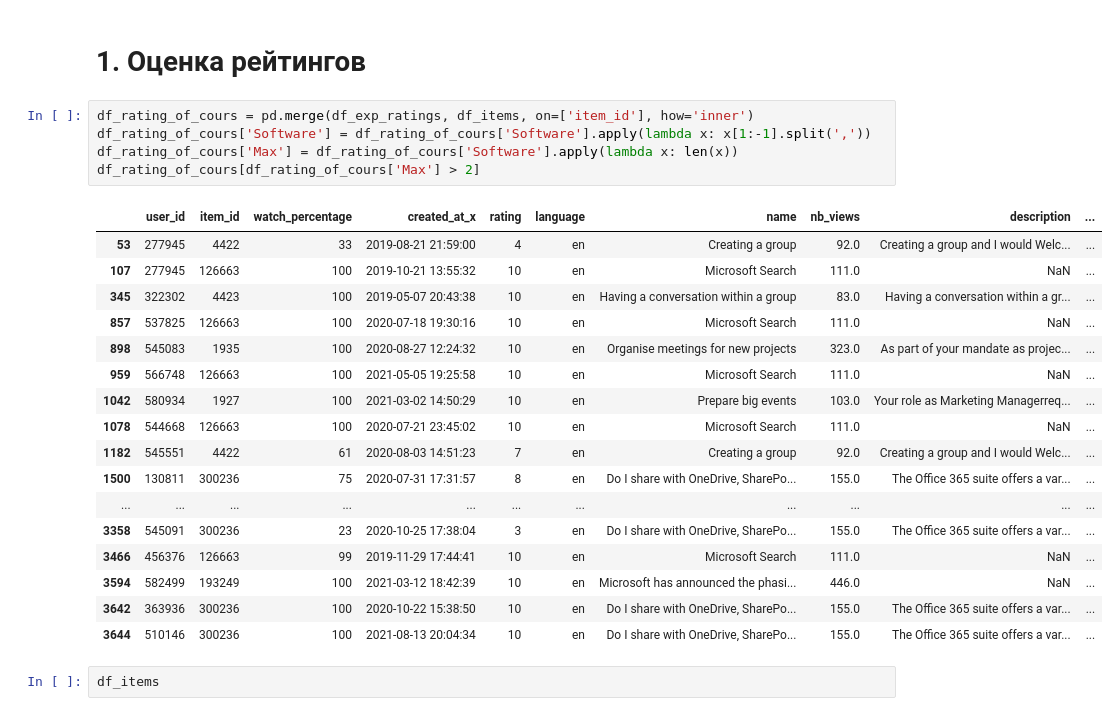
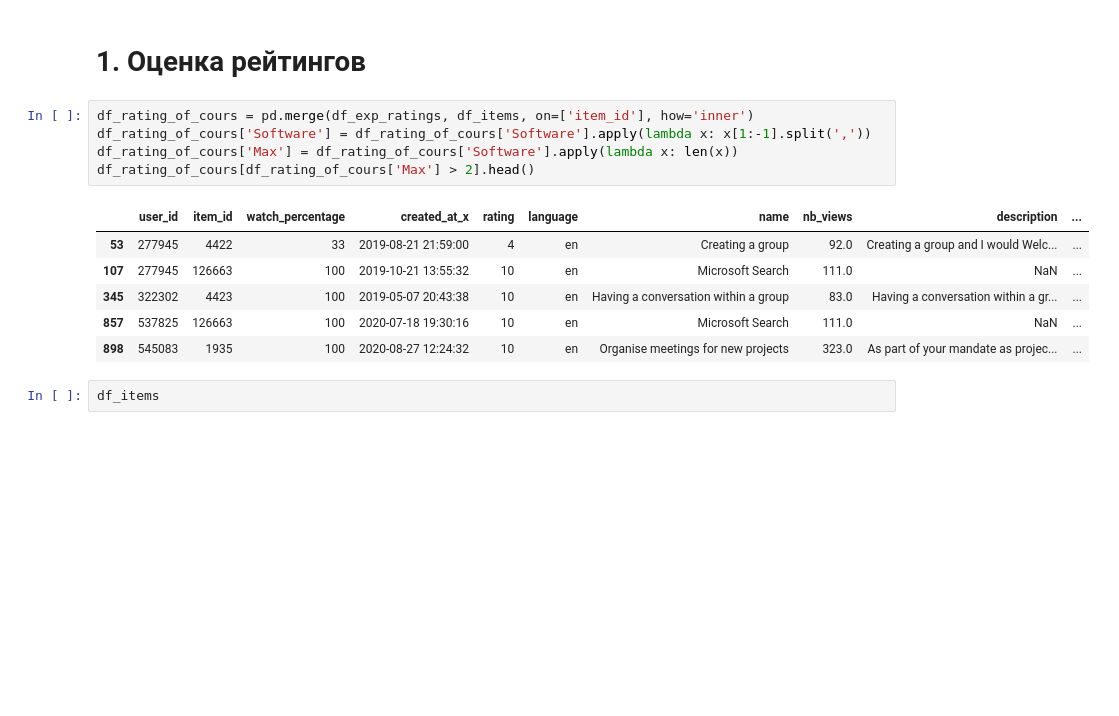
Before and after one commit to AbsltRaDu/project_recommendation_system, a Jupyter notebook: EDA.ipynb, the cells around one changed output. Drawn from its saved outputs; the diff is of its cells as text; blank space fills up the shorter version.

```diff
--- a/EDA.ipynb
+++ b/EDA.ipynb
@@ -108,26 +144,15 @@ np.float64(0.2544987146529563)
 # %%
 df_rating_of_cours = pd.merge(df_exp_ratings, df_items, on=['item_id'], how='inner')
 df_rating_of_cours['Software'] = df_rating_of_cours['Software'].apply(lambda x: x[1:-1].split(','))
 df_rating_of_cours['Max'] = df_rating_of_cours['Software'].apply(lambda x: len(x))
-df_rating_of_cours[df_rating_of_cours['Max'] > 2]
+df_rating_of_cours[df_rating_of_cours['Max'] > 2].head()
 # %% [output]
 |  | user_id | item_id | watch_percentage | created_at_x | rating | language | name | nb_views | description | ... |
 | 53 | 277945 | 4422 | 33 | 2019-08-21 21:59:00 | 4 | en | Creating a group | 92.0 | Creating a group and I would Welc... | ... |
 | 107 | 277945 | 126663 | 100 | 2019-10-21 13:55:32 | 10 | en | Microsoft Search | 111.0 | NaN | ... |
 | 345 | 322302 | 4423 | 100 | 2019-05-07 20:43:38 | 10 | en | Having a conversation within a group | 83.0 | Having a conversation within a gr... | ... |
 | 857 | 537825 | 126663 | 100 | 2020-07-18 19:30:16 | 10 | en | Microsoft Search | 111.0 | NaN | ... |
 | 898 | 545083 | 1935 | 100 | 2020-08-27 12:24:32 | 10 | en | Organise meetings for new projects | 323.0 | As part of your mandate as projec... | ... |
-| 959 | 566748 | 126663 | 100 | 2021-05-05 19:25:58 | 10 | en | Microsoft Search | 111.0 | NaN | ... |
-| 1042 | 580934 | 1927 | 100 | 2021-03-02 14:50:29 | 10 | en | Prepare big events | 103.0 | Your role as Marketing Managerreq... | ... |
-| 1078 | 544668 | 126663 | 100 | 2020-07-21 23:45:02 | 10 | en | Microsoft Search | 111.0 | NaN | ... |
-| 1182 | 545551 | 4422 | 61 | 2020-08-03 14:51:23 | 7 | en | Creating a group | 92.0 | Creating a group and I would Welc... | ... |
-| 1500 | 130811 | 300236 | 75 | 2020-07-31 17:31:57 | 8 | en | Do I share with OneDrive, SharePo... | 155.0 | The Office 365 suite offers a var... | ... |
-| ... | ... | ... | ... | ... | ... | ... | ... | ... | ... | ... |
-| 3358 | 545091 | 300236 | 23 | 2020-10-25 17:38:04 | 3 | en | Do I share with OneDrive, SharePo... | 155.0 | The Office 365 suite offers a var... | ... |
-| 3466 | 456376 | 126663 | 99 | 2019-11-29 17:44:41 | 10 | en | Microsoft Search | 111.0 | NaN | ... |
-| 3594 | 582499 | 193249 | 100 | 2021-03-12 18:42:39 | 10 | en | Microsoft has announced the phasi... | 446.0 | NaN | ... |
-| 3642 | 363936 | 300236 | 100 | 2020-10-22 15:38:50 | 10 | en | Do I share with OneDrive, SharePo... | 155.0 | The Office 365 suite offers a var... | ... |
-| 3644 | 510146 | 300236 | 100 | 2021-08-13 20:04:34 | 10 | en | Do I share with OneDrive, SharePo... | 155.0 | The Office 365 suite offers a var... | ... |
 # %%
 df_items
 # %% [output]
```
Also changed, not shown: parts of 20 cells of this notebook, 1 other file.
